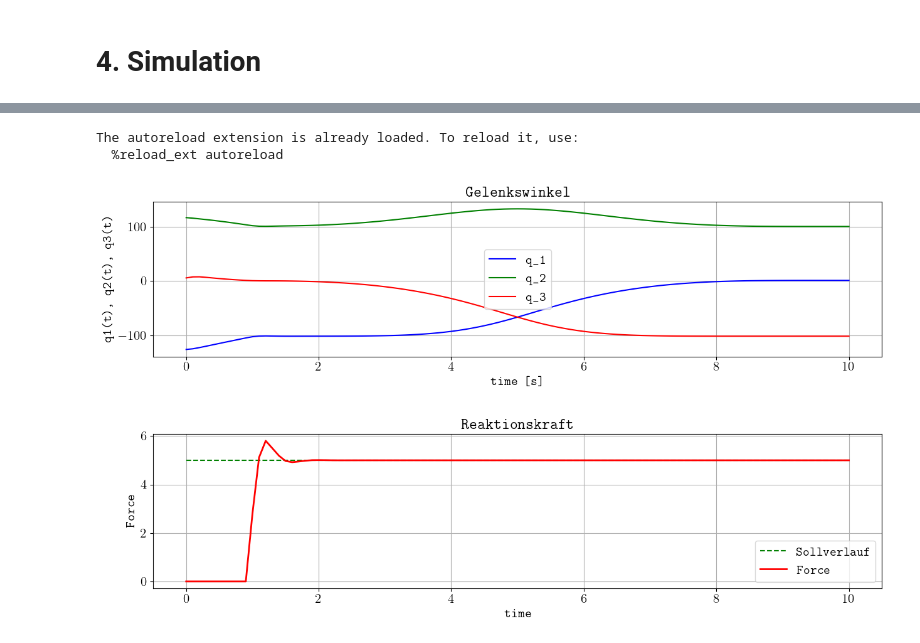
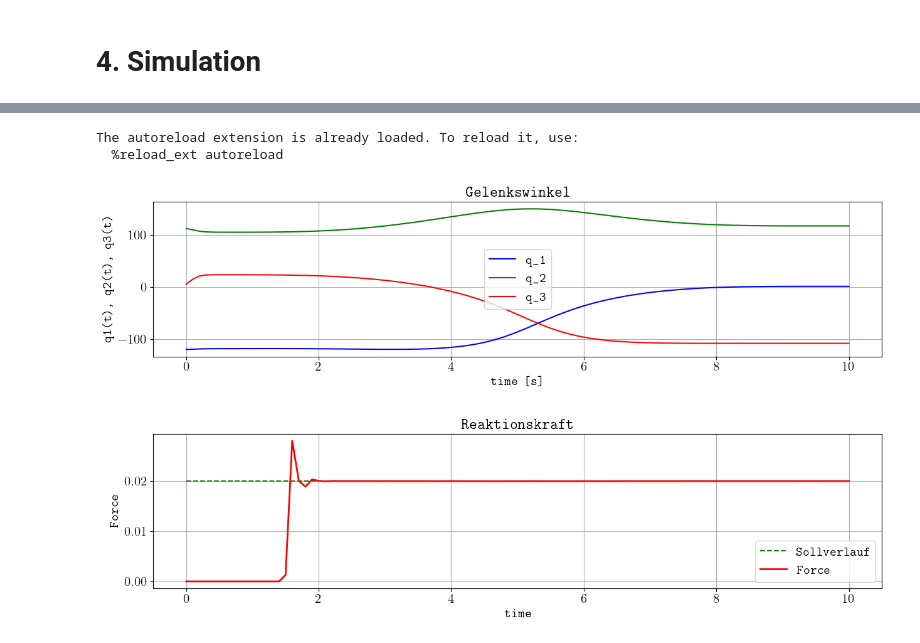
Before and after one commit to StefanKauf/RoCtr, a Jupyter notebook: Projekt_3R/Projekt_3R.ipynb, the cells around one changed output, grey strips where cells are left out. Saved outputs shown, nothing was run; the diff lists cells and outputs as text; code cells hidden in the pictures.

```diff
--- a/Projekt_3R/Projekt_3R.ipynb
+++ b/Projekt_3R/Projekt_3R.ipynb
@@ -178,11 +206,11 @@ from Model import model_nlin
 
 
 
-x0=[-np.pi/2*0,0,0,  0,0,0]       # x0 = [q1,q2,q3,qd1,qd2,qd3]
+x0=[-np.pi/2*0,0,0,  0,0,0, 0,0,0 ,0]       # x0 = [q1,q2,q3,qd1,qd2,qd3,qdd1,qdd2,qdd3, fx]
 
 # define the discretization points
 t_start = 0
-t_stop = 10
+t_stop = 20
 dt = 1e-1
 
 t_sim = np.linspace(t_start, t_stop, int((t_stop - t_start) / dt + 1))
@@ -190,15 +218,16 @@ t_sim = np.linspace(t_start, t_stop, int((t_stop - t_start) / dt + 1))
 
 # Define the controller
 class Controller:
-  def __init__(self,u,t):
-    #from Vorsteuerung import flat_output
-    self.ctr = 'nix'
-    self.u  = u
-    self.t  = t
+  def __init__(self,t):
+    self.ctr   = 'keinen'
+    # Kraftregelung
+    self.fx     = 0                                                   # Momentane externe Kraft
+    # Allgemein
+    self.u     = [0,0,0]                                              # manuelle Vorgabe für den Eingang
+    self.t     = t_sim
 
-u=[0,0,0]
 
-controller = Controller(u,t_sim)
+controller = Controller(t_sim)
 
 #Wrapper für rechte Seite der Differentialgleichung
 rhs=lambda t,x:model_nlin(t,x,controller)
@@ -236,7 +293,7 @@ from numpy import cos, sin
 from scipy.optimize import fsolve
 import Parameter as param
 
-def T0e(q,x,y,z=0, eps=1e-1):
+def T0e(q,x,y,z=0, eps=1e-3):
     # Position welche Angefahren werden soll
 
     q1,q2,q3 = q[0],q[1],q[2]
@@ -281,7 +343,7 @@ from Vorsteuerung import *
 
 # x0 = [q1,q2,q3,qd1,qd2,qd3]
 # Definieren der Start und Zielposition im Arbeitsraum
-phi,y = np.array([0,0]), np.array([P0[1],P1[1]])
+phi,y = np.array([1/5,1/5]), np.array([P0[1],P1[1]])
 
 #definition der Ausgangskonfiguration des Roboters
 x0=[P0s[0], P0s[1], P0s[2], 0,0,0, 0,0,0, 0]     # [q1,q2,q3, qd1, qd2, qd3, qdd1, qdd2, qdd3, F]
@@ -299,7 +361,7 @@ t_sim = np.linspace(t_start, t_stop, int((t_stop - t_start) / dt + 1))
 class Controller:
   def __init__(self,u,t_sim):
     # Positionsregelung
-    self.w     =  np.array([2, 20])                                  # Reglerverstärung für jedes Gelenk
+    self.w     =  np.array([20, 20])                                  # Reglerverstärung für jedes Gelenk
     self.ctr   = 'multivariable'                                     # Auswahl Reglertyp
     self.k0    = np.diag(np.array([self.w[0]**2,self.w[1]**2]))      # Reglerverstärkung
     self.k1    = np.diag(np.array([self.w[0]*2,self.w[1]*2]))        # Reglerverstärkung
@@ -307,9 +369,9 @@ class Controller:
     # Kraftregelung
     self.kf     = 100                                                 # Federkonstante
     self.xw     = 1                                                   # x-Position bei der die äußere Kraft beginnen soll
-    self.kb     = 12                                                  # Reglerverstärkung bf
-    self.kd     = 1                                                   # Reglerverstärung
-    self.fsoll  = 5                                                   # Anpressdruck
+    self.kb     = 20                                                  # Reglerverstärkung bf    --> Geschwindigkeit bestrafen
+    self.kd     = 5                                                  # Reglerverstärung  df   --> Anpressdruck abweichung
+    self.fsoll  = 2e-2                                                # Anpressdruck
     self.fx     = 0                                                   # Momentane externe Kraft
     # Allgemein
     self.u     = [0,0,0]                                              # manuelle Vorgabe für den Eingang
@@ -342,34 +404,34 @@ solOde = solve_ivp(rhs,                  #zu simulierendes Modell
 plt.rcParams.update({
     "text.usetex": True,
     "font.family": "monospace",
     "font.monospace": 'Computer Modern Typewriter',
     "font.size": 15.0
 })
 fig, (ax1, ax2) = plt.subplots(2, 1)
 fig.subplots_adjust(hspace=0.5)
 fig.set_size_inches(15,8)
 ax1.set_title('Gelenkswinkel')
 ax1.plot(solOde.t, solOde.y[0]*180/np.pi, 'b', label='q_1')
 ax1.plot(solOde.t, solOde.y[1]*180/np.pi, 'g', label='q_2')
 ax1.plot(solOde.t, solOde.y[2]*180/np.pi, 'r', label='q_3')
 ax1.legend(loc='best')
 ax1.set_xlabel('time [s]')
 ax1.set_ylabel('q1(t), q2(t), q3(t)')
 ax1.grid()
 
 
 ax2.set_title('Reaktionskraft')
 ax2.plot(solOde.t, np.ones(len(solOde.t))*controller.fsoll, 'g',linestyle='--', label='Sollverlauf')
 ax2.plot(solOde.t, solOde.y[9], 'r',linewidth='2',  label='Force')
 ax2.legend(loc='best')
 ax2.set_ylabel('Force')
 ax2.set_xlabel('time')
 ax2.grid()
 plt.show()
 # %% [output]
 The autoreload extension is already loaded. To reload it, use:
   %reload_ext autoreload
-[figure, old version]
+[figure, new version]
 # %%
 anim.plot(solOde.y[0],solOde.y[1],solOde.y[2],dt)
 # %% [output]
```
Also changed, not shown: parts of 13 cells of this notebook, 2 other files.
